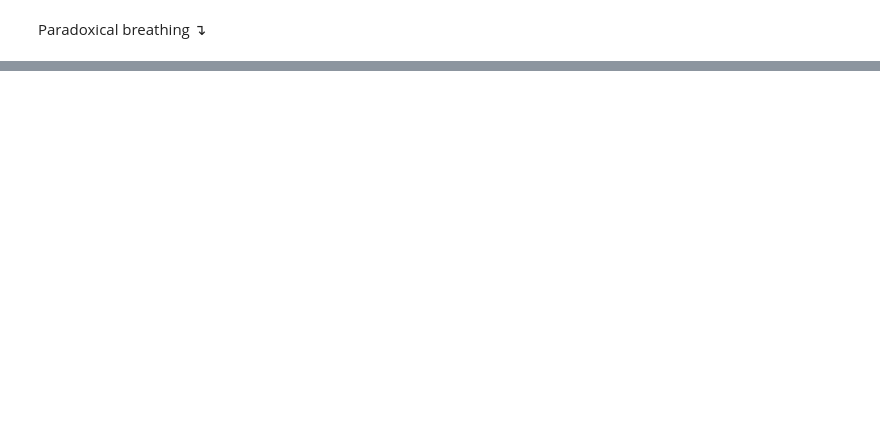
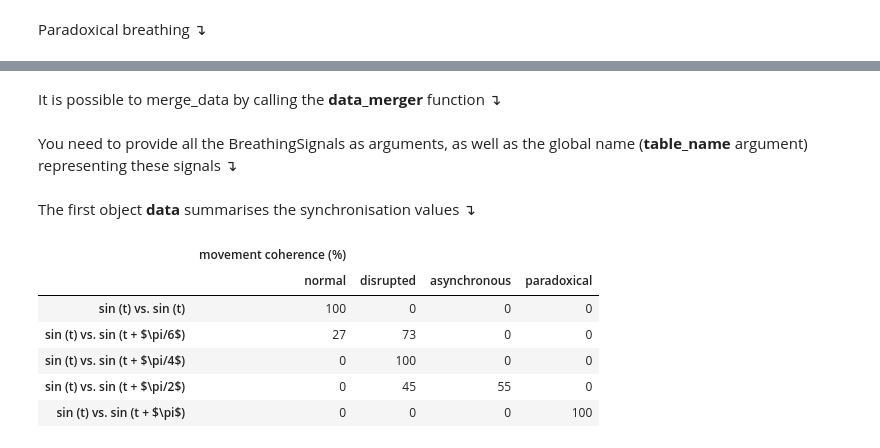
Before and after one commit to tcoustillet/pybreathe, a Jupyter notebook: examples/example_movements.ipynb, the cells around one changed output, grey strips where cells are left out. Saved outputs shown, nothing was run; the diff lists cells and outputs as text; code cells hidden in the pictures; blank space fills up the shorter version.

```diff
--- a/examples/example_movements.ipynb
+++ b/examples/example_movements.ipynb
@@ -179,0 +180,2 @@ normal: 0%; disrupted: 0%; asynchronous: 0%; paradoxical: 100%
+# %% [markdown]
+It is possible to merge_data by calling the **data_merger** function &#8628;
@@ -179,0 +184,23 @@ normal: 0%; disrupted: 0%; asynchronous: 0%; paradoxical: 100%
+# %% [markdown]
+You need to provide all the BreathingSignals as arguments, as well as the global name (**table_name** argument) representing these signals &#8628;
+# %%
+data, info = data_merger(
+    mov_1,
+    mov_2,
+    mov_3,
+    mov_4,
+    mov_5,
+    table_name="sinusoidal signals"
+)
+# %% [markdown]
+The first object **data** summarises the synchronisation values &#8628;
+# %%
+data
+# %% [output]
+|  | movement coherence (%) |  |  |  |
+|  | normal | disrupted | asynchronous | paradoxical |
+| sin (t) vs. sin (t) | 100 | 0 | 0 | 0 |
+| sin (t) vs. sin (t + $\pi/6$) | 27 | 73 | 0 | 0 |
+| sin (t) vs. sin (t + $\pi/4$) | 0 | 100 | 0 | 0 |
+| sin (t) vs. sin (t + $\pi/2$) | 0 | 45 | 55 | 0 |
+| sin (t) vs. sin (t + $\pi$) | 0 | 0 | 0 | 100 |
```
Also changed, not shown: parts of 16 cells of this notebook, 1 other file.
